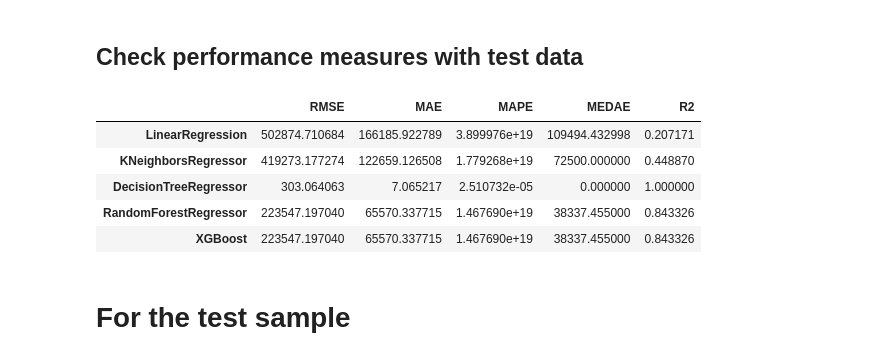
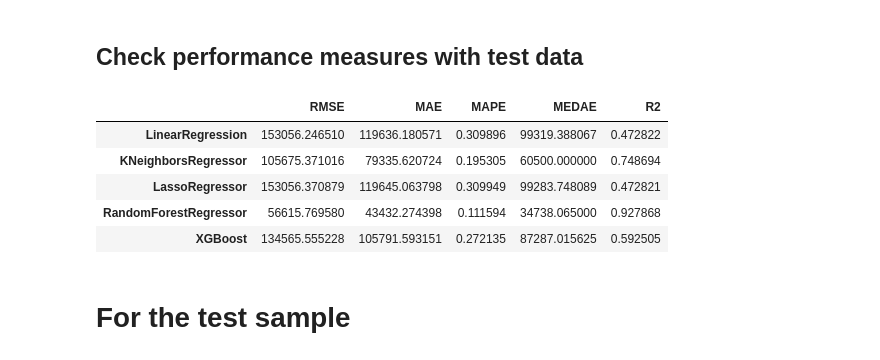
Before and after one commit to VascoBartolo/ML_project, a Jupyter notebook: ML_project.ipynb, the cells around one changed output. Cells and saved outputs as stored; diff of their text form; code cells hidden in the pictures.

```diff
--- a/ML_project.ipynb
+++ b/ML_project.ipynb
@@ -11,2 +36,2 @@ from sklearn import metrics
 # %%
-data = pd.read_csv("data.csv")
+data = pd.read_csv("/content/drive/MyDrive/ML_project/data.csv")
@@ -117,6 +214,6 @@ y = data['price']
 # %%
 from sklearn.model_selection import train_test_split
 
-X_train, X_test, y_train, y_test = train_test_split(x, y, test_size=0.20, random_state=1)
-train, test = np.split(data.sample(frac=1), [int(0.8*len(data))])
+#X_train, X_test, y_train, y_test = train_test_split(x, y, test_size=0.20, random_state=1)
+train, test = np.split(data_wpo.sample(frac=1), [int(0.8*len(data_wpo))])
 #X1_train, X1_test, y1_train, y1_test = train_test_split(x1, y, test_size=0.20, random_state=1)
@@ -123 +238,4 @@ train, test = np.split(data.sample(frac=1), [int(0.8*len(data))])
+# %%
+train, X_train, y_train = scale_dataset(train, oversample=False)
+test, X_test, y_test = scale_dataset(test, oversample=False)
 # %%
@@ -177,73 +306,73 @@ XGBRegressor()
 # %% [markdown]
 ## Predicting inferences from training data
 # %%
-y_pred_train_lr = linear_reg.predict(X_train_temp)
-y_pred_train_kn = kn_reg.predict(X_train_temp)
-y_pred_train_dt = dt_reg.predict(X_train_temp)
-y_pred_train_rf = rf_reg.predict(X_train_temp)
-y_pred_train_xgb = xgb_reg.predict(X_train_temp)
+y_pred_train_lr = linear_reg.predict(X_train)
+y_pred_train_kn = kn_reg.predict(X_train)
+y_pred_train_lass = lasso_reg.predict(X_train)
+y_pred_train_rf = rf_reg.predict(X_train)
+y_pred_train_xgb = xgb_reg.predict(X_train)
 # %% [markdown]
 ## Check performance measures with test data
 # %%
 from sklearn.metrics import mean_squared_error
 #Root mean squared error
-rmse_lr=mean_squared_error(y_train_temp, y_pred_train_lr, squared=False)
-rmse_kn=mean_squared_error(y_train_temp, y_pred_train_kn, squared=False)
-rmse_dt=mean_squared_error(y_train_temp, y_pred_train_dt, squared=False)
-rmse_rf=mean_squared_error(y_train_temp, y_pred_train_rf, squared=False)
-rmse_xgb=mean_squared_error(y_train_temp, y_pred_train_rf, squared=False)
+rmse_lr=mean_squared_error(y_train, y_pred_train_lr, squared=False)
+rmse_kn=mean_squared_error(y_train, y_pred_train_kn, squared=False)
+rmse_lass=mean_squared_error(y_train, y_pred_train_lass, squared=False)
+rmse_rf=mean_squared_error(y_train, y_pred_train_rf, squared=False)
+rmse_xgb=mean_squared_error(y_train, y_pred_train_xgb, squared=False)
 
 from sklearn.metrics import mean_absolute_error
 #Mean absolute error
-mae_lr=mean_absolute_error(y_train_temp, y_pred_train_lr)
-mae_kn=mean_absolute_error(y_train_temp, y_pred_train_kn)
-mae_dt=mean_absolute_error(y_train_temp, y_pred_train_dt)
-mae_rf=mean_absolute_error(y_train_temp, y_pred_train_rf)
-mae_xgb=mean_absolute_error(y_train_temp, y_pred_train_rf)
+mae_lr=mean_absolute_error(y_train, y_pred_train_lr)
+mae_kn=mean_absolute_error(y_train, y_pred_train_kn)
+mae_lass=mean_absolute_error(y_train, y_pred_train_lass)
+mae_rf=mean_absolute_error(y_train, y_pred_train_rf)
+mae_xgb=mean_absolute_error(y_train, y_pred_train_xgb)
 
 from sklearn.metrics import mean_absolute_percentage_error
 #Mean absolute percentage error
-mape_lr=mean_absolute_percentage_error(y_train_temp, y_pred_train_lr)
-mape_kn=mean_absolute_percentage_error(y_train_temp, y_pred_train_kn)
-mape_dt=mean_absolute_percentage_error(y_train_temp, y_pred_train_dt)
-mape_rf=mean_absolute_percentage_error(y_train_temp, y_pred_train_rf)
-mape_xgb=mean_absolute_percentage_error(y_train_temp, y_pred_train_rf)
+mape_lr=mean_absolute_percentage_error(y_train, y_pred_train_lr)
+mape_kn=mean_absolute_percentage_error(y_train, y_pred_train_kn)
+mape_lass=mean_absolute_percentage_error(y_train, y_pred_train_lass)
+mape_rf=mean_absolute_percentage_error(y_train, y_pred_train_rf)
+mape_xgb=mean_absolute_percentage_error(y_train, y_pred_train_xgb)
 
 from sklearn.metrics import median_absolute_error
 #Median absolute error
 #The median_absolute_error is particularly interesting because it is robust to outliers. The loss is calculated by taking the median of all absolute differences between the target and the prediction.
-medae_lr=median_absolute_error(y_train_temp, y_pred_train_lr)
-medae_kn=median_absolute_error(y_train_temp, y_pred_train_kn)
-medae_dt=median_absolute_error(y_train_temp, y_pred_train_dt)
-medae_rf=median_absolute_error(y_train_temp, y_pred_train_rf)
-medae_xgb=median_absolute_error(y_train_temp, y_pred_train_rf)
+medae_lr=median_absolute_error(y_train, y_pred_train_lr)
+medae_kn=median_absolute_error(y_train, y_pred_train_kn)
+medae_lass=median_absolute_error(y_train, y_pred_train_lass)
+medae_rf=median_absolute_error(y_train, y_pred_train_rf)
+medae_xgb=median_absolute_error(y_train, y_pred_train_xgb)
 
 from sklearn.metrics import r2_score
 #R² score, the coefficient of determination
-r2_lr=r2_score(y_train_temp, y_pred_train_lr)
-r2_kn=r2_score(y_train_temp, y_pred_train_kn)
-r2_dt=r2_score(y_train_temp, y_pred_train_dt)
-r2_rf=r2_score(y_train_temp, y_pred_train_rf)
-r2_xgb=r2_score(y_train_temp, y_pred_train_rf)
+r2_lr=r2_score(y_train, y_pred_train_lr)
+r2_kn=r2_score(y_train, y_pred_train_kn)
+r2_lass=r2_score(y_train, y_pred_train_lass)
+r2_rf=r2_score(y_train, y_pred_train_rf)
+r2_xgb=r2_score(y_train, y_pred_train_xgb)
 
 #Generate a comparison table
 metrics_test = pd.DataFrame({
-    'RMSE': [rmse_lr, rmse_kn, rmse_dt, rmse_rf, rmse_xgb],
-    'MAE': [mae_lr, mae_kn, mae_dt, mae_rf, mae_xgb],
-    'MAPE': [mape_lr, mape_kn, mape_dt, mape_rf, mape_xgb],
-    'MEDAE': [medae_lr, medae_kn, medae_dt, medae_rf, medae_xgb],
-    'R2': [r2_lr, r2_kn, r2_dt, r2_rf, r2_xgb],
+    'RMSE': [rmse_lr, rmse_kn, rmse_lass, rmse_rf, rmse_xgb],
+    'MAE': [mae_lr, mae_kn, mae_lass, mae_rf, mae_xgb],
+    'MAPE': [mape_lr, mape_kn, mape_lass, mape_rf, mape_xgb],
+    'MEDAE': [medae_lr, medae_kn, medae_lass, medae_rf, medae_xgb],
+    'R2': [r2_lr, r2_kn, r2_lass, r2_rf, r2_xgb],
 
-},index=["LinearRegression","KNeighborsRegressor","DecisionTreeRegressor","RandomForestRegressor", "XGBoost"])
+},index=["LinearRegression","KNeighborsRegressor","LassoRegressor","RandomForestRegressor", "XGBoost"])
 
 metrics_test
 # %% [output]
 |  | RMSE | MAE | MAPE | MEDAE | R2 |
-| LinearRegression | 502874.710684 | 166185.922789 | 3.899976e+19 | 109494.432998 | 0.207171 |
-| KNeighborsRegressor | 419273.177274 | 122659.126508 | 1.779268e+19 | 72500.000000 | 0.448870 |
-| DecisionTreeRegressor | 303.064063 | 7.065217 | 2.510732e-05 | 0.000000 | 1.000000 |
-| RandomForestRegressor | 223547.197040 | 65570.337715 | 1.467690e+19 | 38337.455000 | 0.843326 |
-| XGBoost | 223547.197040 | 65570.337715 | 1.467690e+19 | 38337.455000 | 0.843326 |
+| LinearRegression | 153056.246510 | 119636.180571 | 0.309896 | 99319.388067 | 0.472822 |
+| KNeighborsRegressor | 105675.371016 | 79335.620724 | 0.195305 | 60500.000000 | 0.748694 |
+| LassoRegressor | 153056.370879 | 119645.063798 | 0.309949 | 99283.748089 | 0.472821 |
+| RandomForestRegressor | 56615.769580 | 43432.274398 | 0.111594 | 34738.065000 | 0.927868 |
+| XGBoost | 134565.555228 | 105791.593151 | 0.272135 | 87287.015625 | 0.592505 |
 # %% [markdown]
 # For the test sample
 # %%
```
Also changed, not shown: parts of 26 cells of this notebook.
